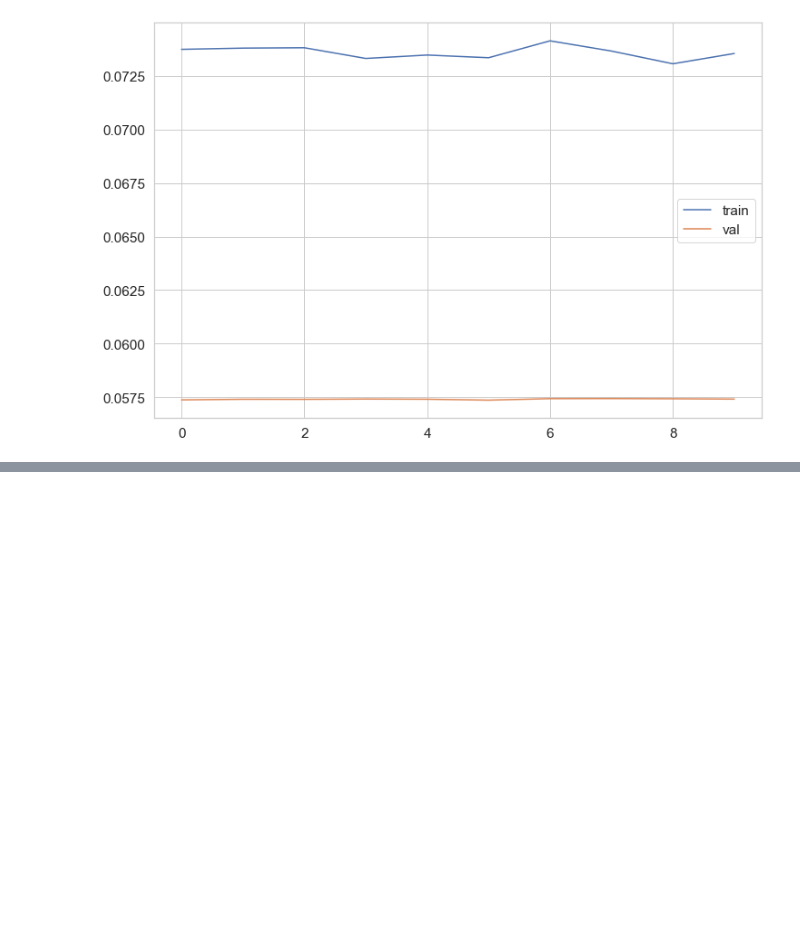
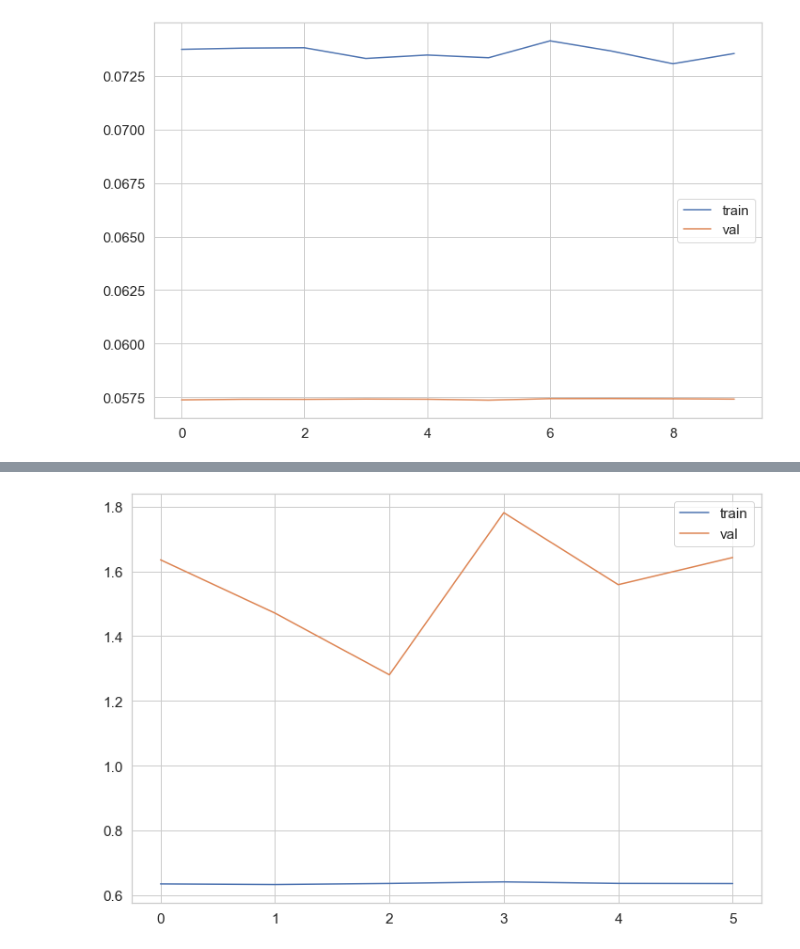
Before and after one commit to AAIvanchenko/definition_of_diseases, a Jupyter notebook: notebook/test.ipynb, the cells around one changed output, grey strips where cells are left out. Saved outputs shown, nothing was run; the diff lists cells and outputs as text; code cells hidden in the pictures; blank space fills up the shorter version.

```diff
--- a/notebook/test.ipynb
+++ b/notebook/test.ipynb
@@ -98,5 +106,5 @@ show_data(data)
 # %%
-valid = TomatoDataset("DataSet/valid", transform = transforms.Compose([transforms.ToTensor(),
+valid = TomatoDataset("../dataset/valid", transform = transforms.Compose([transforms.ToTensor(),
         transforms.Resize(256),
         transforms.CenterCrop(244),
 #         transforms.Normalize([0.485, 0.456, 0.406], [0.229, 0.224, 0.225])
@@ -211,7 +219,6 @@ class_names = output_mapping
 # %%
 use_gpu = torch.cuda.is_available()
 # %%
-from torch.cuda import amp
 def train_model(model, criterion, optimizer, scheduler, num_epochs=10):
     since = time.time()
 
@@ -222,9 +229,11 @@ def train_model(model, criterion, optimizer, scheduler, num_epochs=10):
     losses = {'train': [], "val": []}
 
     pbar = trange(num_epochs, desc="Epoch:")
-
+#     scaler = amp.GradScaler()
+    num_epoch = 1
     for epoch in pbar:
-
+        print("Epoch", num_epoch)
+        num_epoch += 1
         # каждя эпоха имеет обучающую и тестовую стадии
         for phase in ['train', 'val']:
             if phase == 'train':
@@ -239,7 +248,8 @@ def train_model(model, criterion, optimizer, scheduler, num_epochs=10):
             # итерируемся по батчам
             for data in tqdm(dataloaders[phase], leave=False, desc=f"{phase} iter:"):
                 # получаем картинки и метки
-                inputs = data['image'].to(torch.float16)
+#                 inputs = data['image'].half()
+                inputs = data['image']
                 labels = data['target']
 
                 # оборачиваем в переменные
@@ -254,18 +264,20 @@ def train_model(model, criterion, optimizer, scheduler, num_epochs=10):
                     optimizer.zero_grad()
 
                 # forward pass
-                with amp.autocast(enabled=use_gpu):
-                    if phase == "eval":
-                        with torch.no_grad():
-                            outputs = model(inputs)
-                    else:
+#                 with amp.autocast(enabled=use_gpu):
+                if phase == "eval":
+                    with torch.no_grad():
                         outputs = model(inputs)
-
+                else:
+                    outputs = model(inputs)
                     preds = torch.argmax(outputs, -1)
                     loss = criterion(outputs, labels)
 
                 # backward pass + оптимизируем только если это стадия обучения
+
                 if phase == 'train':
+                    print(loss)
+#                     scaler.scale(loss).backward()
                     loss.backward()
                     optimizer.step()
                     scheduler.step()
@@ -274,8 +286,11 @@ def train_model(model, criterion, optimizer, scheduler, num_epochs=10):
                 running_loss += loss.item()
                 running_corrects += int(torch.sum(preds == labels.data))
 
+            print(phase)
             epoch_loss = running_loss / dataset_sizes[phase]
+            print("epoch_loss", epoch_loss)
             epoch_acc = running_corrects / dataset_sizes[phase]
+            print("epoch_acc", epoch_acc)
 
             # Ваш код здесь
             losses[phase].append(epoch_loss)
@@ -397,0 +481,2 @@ Best val Acc: 0.092694
+# %%
+resnet18, losses_mixed = train_model(resnet18, loss_fn, optimizer, exp_lr_scheduler, num_epochs=6)
@@ -397,0 +528,15 @@ Best val Acc: 0.092694
+# %%
+import seaborn as sns
+
+sns.set(style="whitegrid", font_scale=1.4)
+
+# Построим график лосса при обучении и валидации
+
+#Ваш код здесь
+plt.figure(figsize=(12, 8))
+plt.plot(losses_mixed['train'], label="train")
+plt.plot(losses_mixed['val'], label="val")
+plt.legend()
+plt.show()
+# %% [output]
+[figure, added]
```
Also changed, not shown: parts of 36 cells of this notebook.
